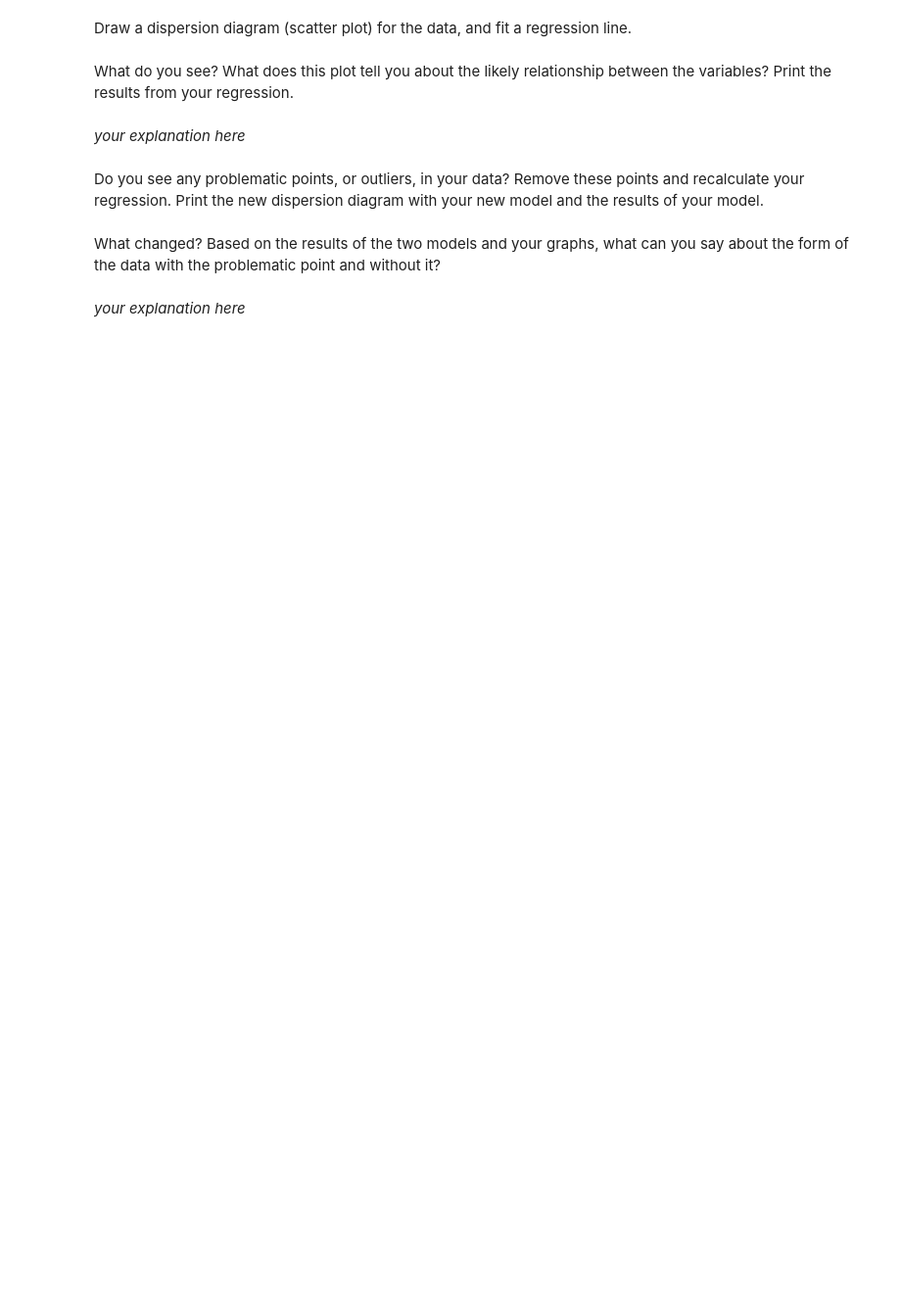
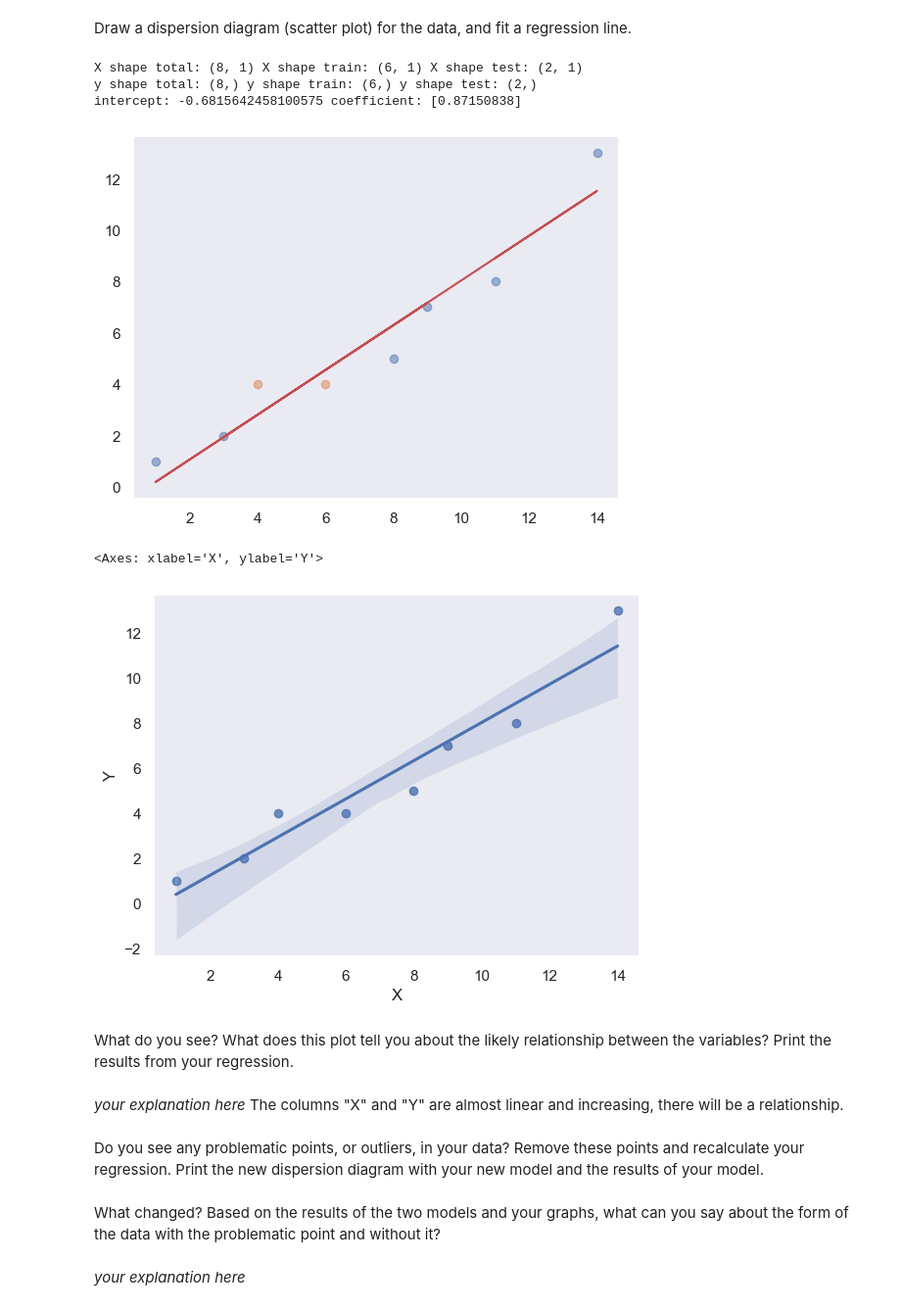
Before and after one commit to ironhack-labs/lab-regression-analysis-en, a Jupyter notebook: your-code/lab-regression-analysis.ipynb, the cells around one changed output. Shown at 98% size. Drawn from its saved outputs; the diff is of its cells as text; code cells hidden in the pictures; blank space fills up the shorter version.

Commit message:
finished first part of the bonus exercise

```diff
--- a/your-code/lab-regression-analysis.ipynb
+++ b/your-code/lab-regression-analysis.ipynb
@@ -286,0 +285,4 @@ First, build a dataframe with the data.
+# %%
+# Your code here.
+df = pd.DataFrame({"X":[1,3,4,6,8,9,11,14], "Y": [1,2,4,4,5,7,8,13]})
+print(df)
@@ -291,7 +301,42 @@ Draw a dispersion diagram (scatter plot) for the data, and fit a regression line
+# %%
+X = df.X.values.reshape(-1, 1)   # reshaping because we need a 2-dimensional array
+y = df.Y.values
+
+
+seed = 10 # ???????????????????????????????
+# Split in train and test sets
+X_train, X_test, y_train, y_test = train_test_split(X, y, test_size=0.2, random_state=seed)
+
+# Check train and test sizes
+print("X shape total:", X.shape, "X shape train:", X_train.shape, "X shape test:", X_test.shape)
+print("y shape total:", y.shape, "y shape train:", y_train.shape, "y shape test:", y_test.shape)
+
+lm = LinearRegression()
+lm.fit(X_train, y_train)
+
+print("intercept:", lm.intercept_, "coefficient:", lm.coef_)              # intercept = shift of the line on y axis, coefficient = angle of the line
+
+y_train_pred = lm.predict(X_train)
+
+plt.plot(X_train, y_train, "o", alpha=.5)
+plt.plot(X_test, y_test, "o", alpha=.5)
+plt.plot(X_train, y_train_pred, "r")
+plt.show()
+
+# shorter alternative for a first view
+sns.regplot(x="X", y="Y", data=df)
+# %% [output]
+X shape total: (8, 1) X shape train: (6, 1) X shape test: (2, 1)
+y shape total: (8,) y shape train: (6,) y shape test: (2,)
+intercept: -0.6815642458100575 coefficient: [0.87150838]
+[figure, added]
+<Axes: xlabel='X', ylabel='Y'>
+[figure, added]
 # %% [markdown]
 What do you see? What does this plot tell you about the likely relationship between the variables? Print the results from your regression.
-# %% [markdown]
-*your explanation here*
+# %% [markdown]
+*your explanation here*
+The columns "X" and "Y" are almost linear and increasing, there will be a relationship.
 # %% [markdown]
 Do you see any problematic points, or outliers, in your data? Remove these points and recalculate your regression. Print the new dispersion diagram with your new model and the results of your model.
 # %%
```
Also changed, not shown: parts of 3 cells of this notebook.
